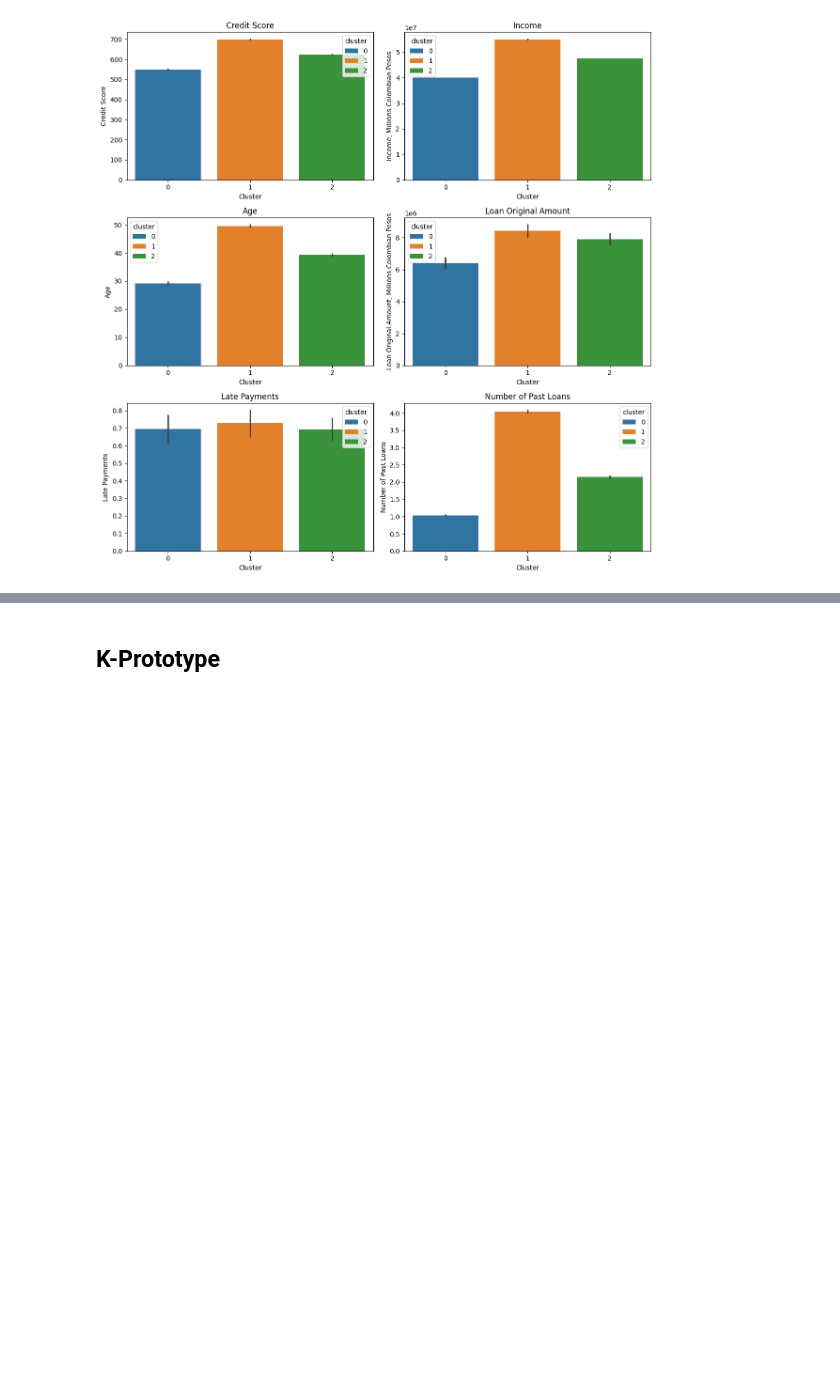
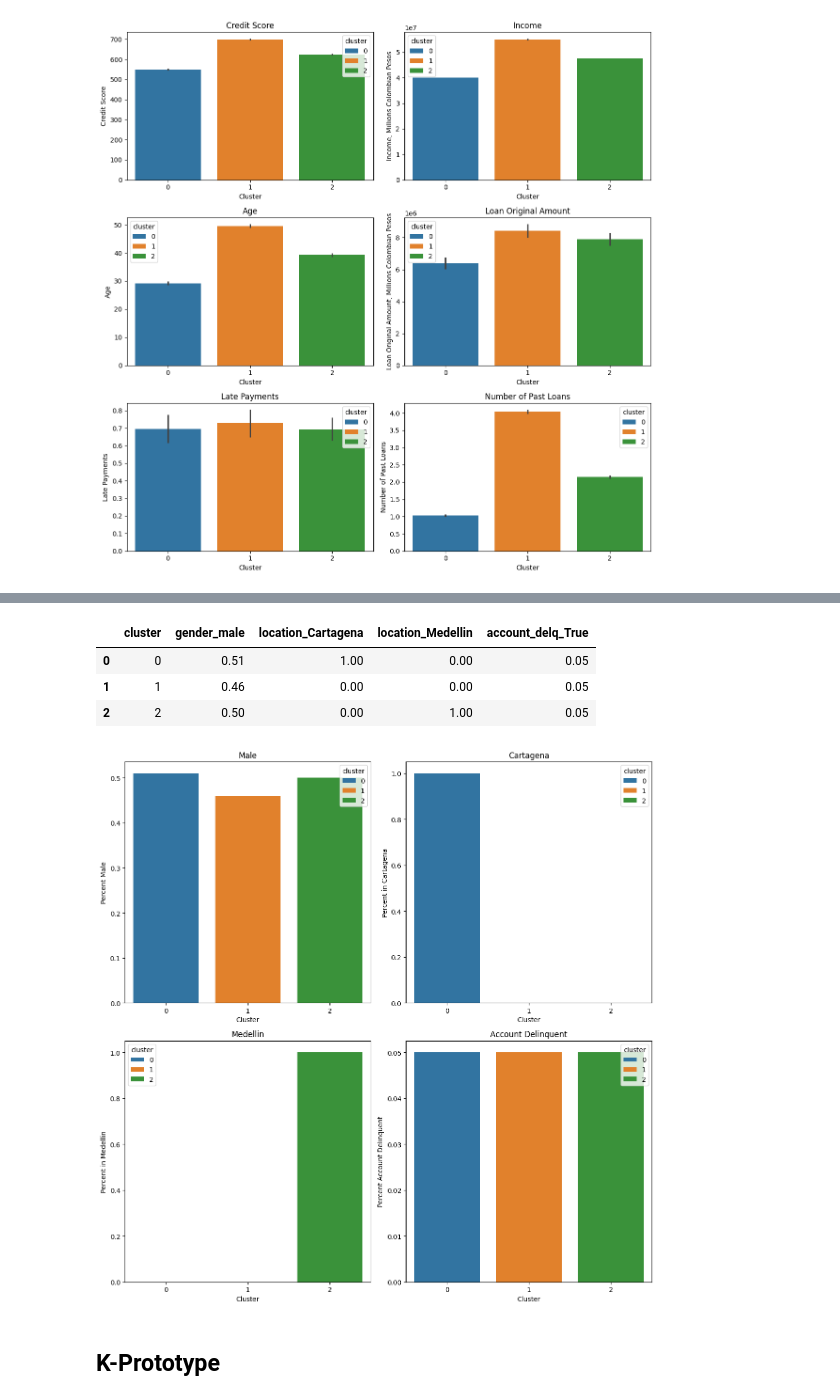
Before and after one commit to datakind/difit, a Jupyter notebook: financial_service_provider.ipynb, the cells around one changed output, grey strips where cells are left out. Drawn from its saved outputs; the diff is of its cells as text; code cells hidden in the pictures; blank space fills up the shorter version.

Commit message:
Add cluster visualizations

```diff
--- a/financial_service_provider.ipynb
+++ b/financial_service_provider.ipynb
@@ -791,3 +802,40 @@ data_clusters.head()
+# %%
+df_analysis_cat = df_encoded.copy()
+#group by cluster and calculate the mean for numeric variables
+df_analysis_cat = df_encoded.groupby('cluster').agg({'gender_male': 'mean', 'location_Cartagena': 'mean', 'location_Medellin': 'mean',
+                                                  'account_delq_True': 'mean'}).reset_index()
+
+#format to 0 decimal places
+df_analysis_cat = df_analysis_cat.round(2)
+df_analysis_cat
+# %% [output]
+|  | cluster | gender_male | location_Cartagena | location_Medellin | account_delq_True |
+| 0 | 0 | 0.51 | 1.00 | 0.00 | 0.05 |
+| 1 | 1 | 0.46 | 0.00 | 0.00 | 0.05 |
+| 2 | 2 | 0.50 | 0.00 | 1.00 | 0.05 |
+# %%
+#plot
+fig, ax = plt.subplots(2, 2, figsize=(12, 12))
+sns.barplot(x='cluster', y='gender_male', data=df_analysis_cat, ax=ax[0,0], palette = 'tab10', hue='cluster')
+ax[0,0].set_title('Male')
+ax[0,0].set_xlabel('Cluster')
+ax[0,0].set_ylabel('Percent Male')
+sns.barplot(x='cluster', y='location_Cartagena', data=df_analysis_cat, ax=ax[0,1], palette = 'tab10', hue='cluster')
+ax[0,1].set_title('Cartagena')
+ax[0,1].set_xlabel('Cluster')
+ax[0,1].set_ylabel('Percent in Cartagena')
+sns.barplot(x='cluster', y='location_Medellin', data=df_analysis_cat, ax=ax[1,0], palette = 'tab10', hue='cluster')
+ax[1,0].set_title('Medellin')
+ax[1,0].set_xlabel('Cluster')
+ax[1,0].set_ylabel('Percent in Medellin')
+sns.barplot(x='cluster', y='account_delq_True', data=df_analysis_cat, ax=ax[1,1], palette = 'tab10', hue='cluster')
+ax[1,1].set_title('Account Delinquent')
+ax[1,1].set_xlabel('Cluster')
+ax[1,1].set_ylabel('Percent Account Delinquent')
+plt.tight_layout()
+plt.show()
+# %% [output]
+[figure, added]
 # %% [markdown]
 ## K-Prototype
 # %%
```
Also changed, not shown: parts of 3 cells of this notebook.
